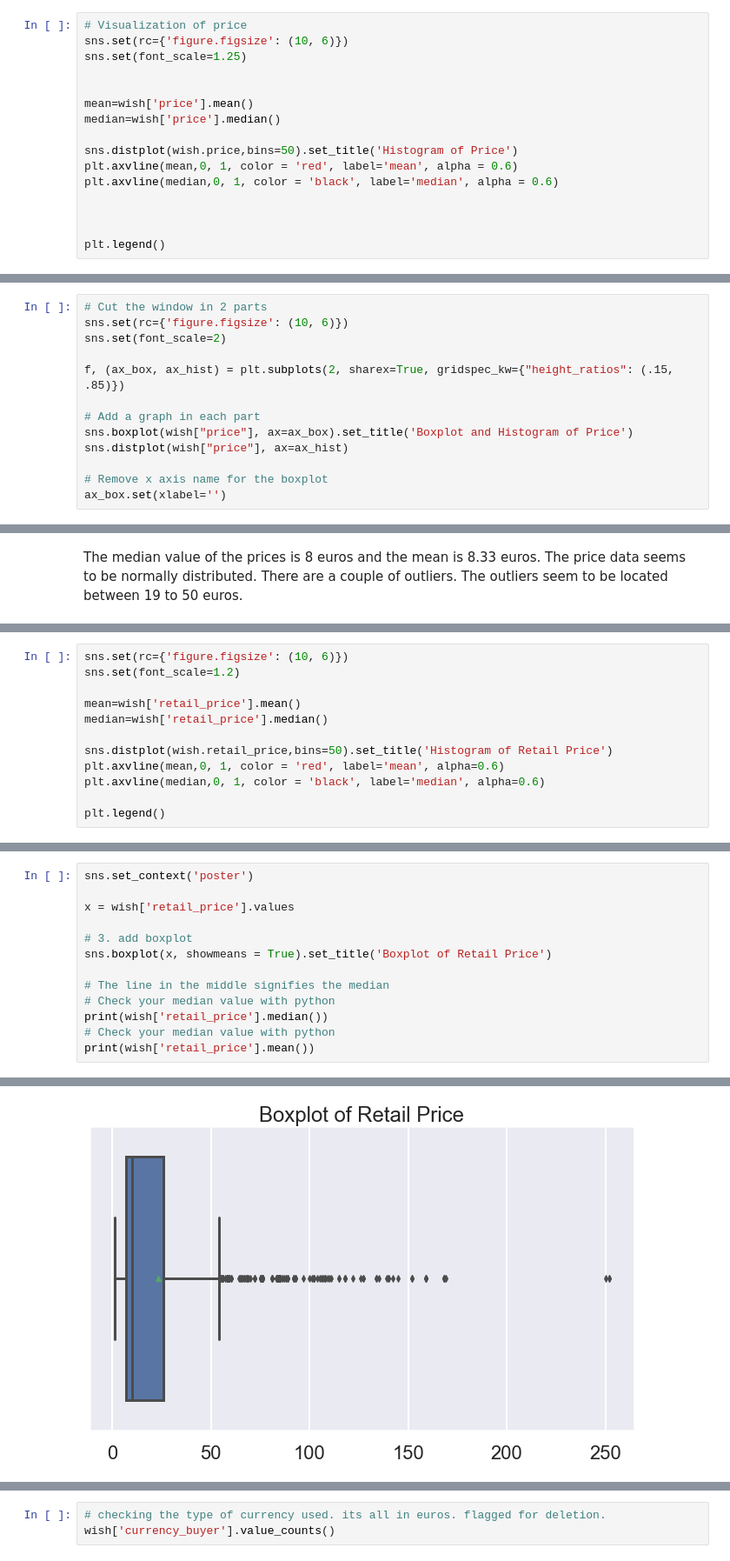
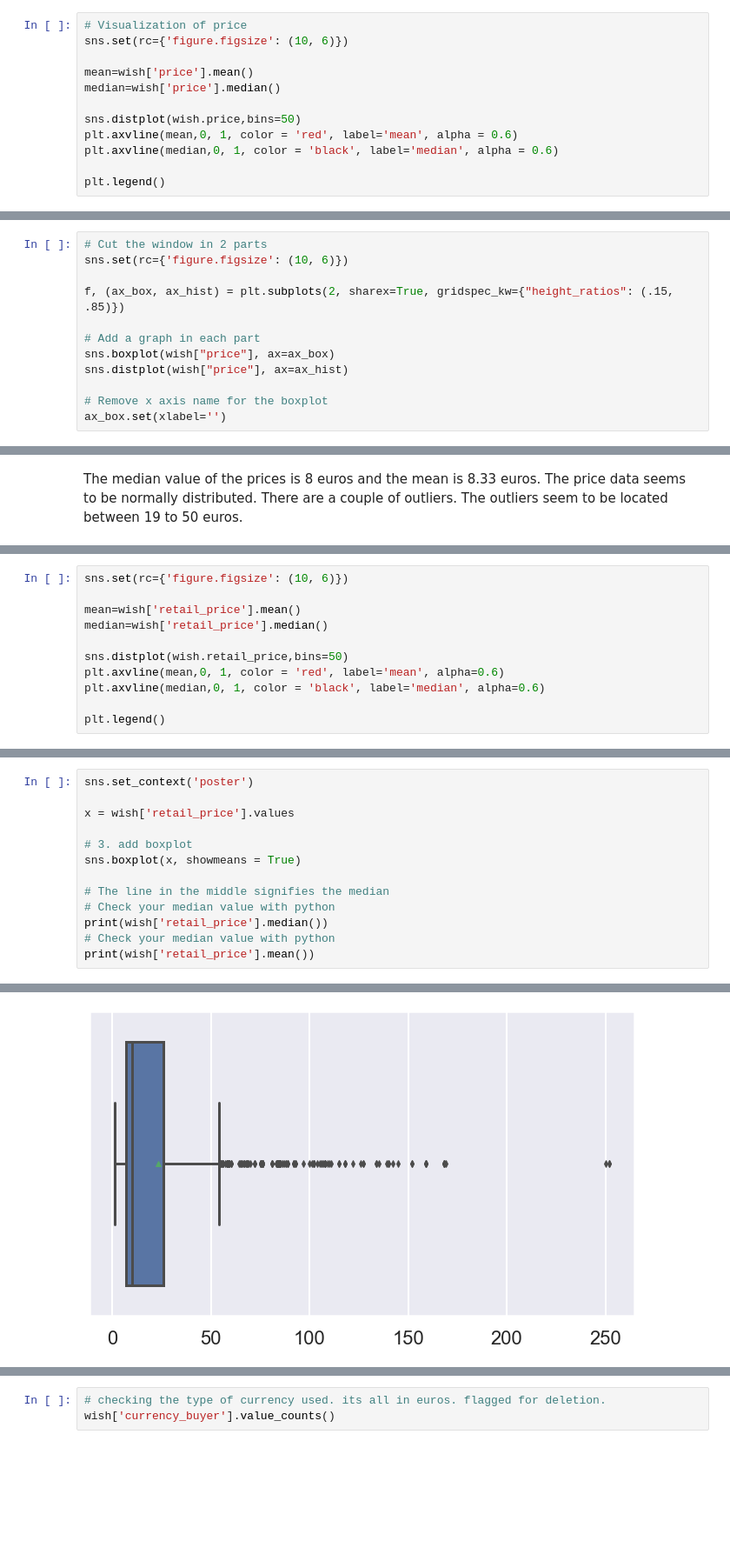
Before and after one commit to criosch1/Capstone_Final_Wish, a Jupyter notebook: Final Capstone Wish.ipynb, the cells around one changed output, grey strips where cells are left out. Shown at 87% size. Cells and saved outputs as stored; diff of their text form; blank space fills up the shorter version.

```diff
--- a/Final Capstone Wish.ipynb
+++ b/Final Capstone Wish.ipynb
@@ -310,18 +282,14 @@ Name: price, dtype: float64
 # %%
 # Visualization of price
 sns.set(rc={'figure.figsize': (10, 6)})
-sns.set(font_scale=1.25)
-
 
 mean=wish['price'].mean()
 median=wish['price'].median()
 
-sns.distplot(wish.price,bins=50).set_title('Histogram of Price')
+sns.distplot(wish.price,bins=50)
 plt.axvline(mean,0, 1, color = 'red', label='mean', alpha = 0.6)
 plt.axvline(median,0, 1, color = 'black', label='median', alpha = 0.6)
 
-
-
 plt.legend()
 # %% [output]
 <matplotlib.legend.Legend at 0x...>
@@ -346,12 +314,11 @@ print(wish['price'].mean())
 # %%
 # Cut the window in 2 parts
 sns.set(rc={'figure.figsize': (10, 6)})
-sns.set(font_scale=2)
 
 f, (ax_box, ax_hist) = plt.subplots(2, sharex=True, gridspec_kw={"height_ratios": (.15, .85)})
 
 # Add a graph in each part
-sns.boxplot(wish["price"], ax=ax_box).set_title('Boxplot and Histogram of Price')
+sns.boxplot(wish["price"], ax=ax_box)
 sns.distplot(wish["price"], ax=ax_hist)
 
 # Remove x axis name for the boxplot
@@ -378,12 +347,11 @@ max      252.00
 Name: retail_price, dtype: float64
 # %%
 sns.set(rc={'figure.figsize': (10, 6)})
-sns.set(font_scale=1.2)
 
 mean=wish['retail_price'].mean()
 median=wish['retail_price'].median()
 
-sns.distplot(wish.retail_price,bins=50).set_title('Histogram of Retail Price')
+sns.distplot(wish.retail_price,bins=50)
 plt.axvline(mean,0, 1, color = 'red', label='mean', alpha=0.6)
 plt.axvline(median,0, 1, color = 'black', label='median', alpha=0.6)
 
@@ -394,20 +362,20 @@ plt.legend()
 # %%
 sns.set_context('poster')
 
 x = wish['retail_price'].values
 
 # 3. add boxplot
-sns.boxplot(x, showmeans = True).set_title('Boxplot of Retail Price')
+sns.boxplot(x, showmeans = True)
 
 # The line in the middle signifies the median
 # Check your median value with python
 print(wish['retail_price'].median())
 # Check your median value with python
 print(wish['retail_price'].mean())
 # %% [output]
 10.0
 23.28862047043865
-[figure, old version]
+[figure, new version]
 # %%
 # Cut the window in 2 parts
 sns.set(rc={'figure.figsize': (10, 6)})
```
Also changed, not shown: parts of 188 cells of this notebook.
